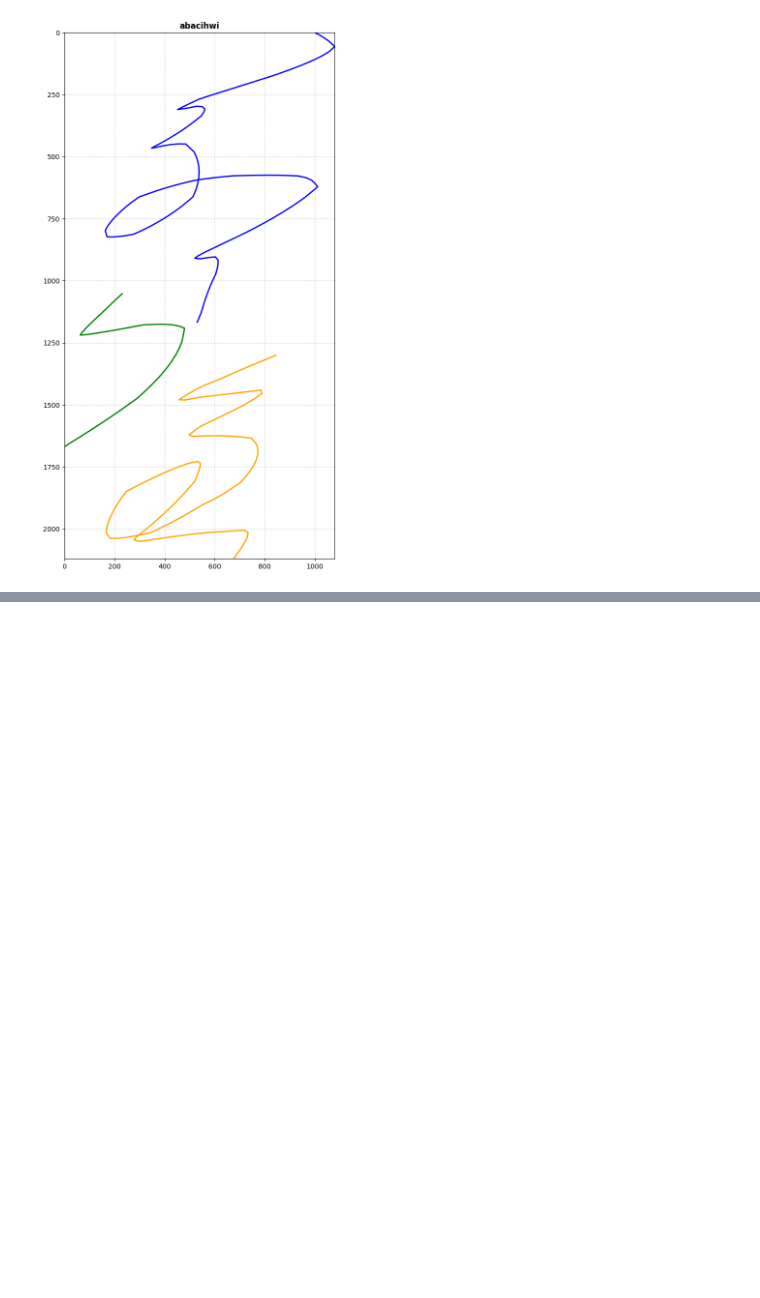
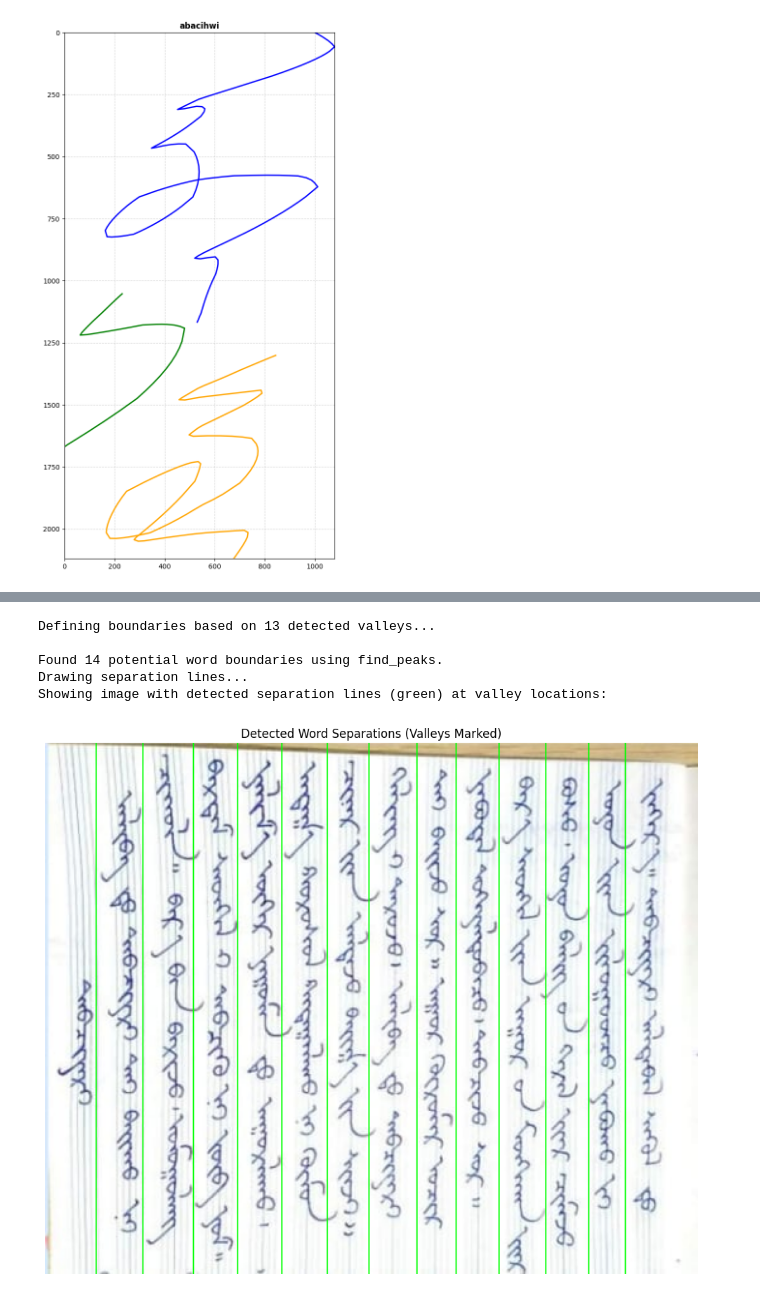
Before and after one commit to Munguudog/Mongol-tuulgatnii-hoyr-erhem-project-OCR-, a Jupyter notebook: munguu/preprocess.ipynb, the cells around one changed output, grey strips where cells are left out. Cells and saved outputs as stored; diff of their text form; code cells hidden in the pictures; blank space fills up the shorter version.

```diff
--- a/munguu/preprocess.ipynb
+++ b/munguu/preprocess.ipynb
@@ -389,0 +1042,66 @@ KeyboardInterrupt:
+# %%
+if img is not None and valleys is not None:
+    # --- Define Word Boundaries Based on Valley Locations ---
+    word_boundaries = []
+    start_x = 0
+    img_width = binary_img.shape[1]
+
+    print(f"Defining boundaries based on {len(valleys)} detected valleys...")
+
+    # Iterate through the detected valley locations (which are the gaps)
+    for i, valley_x in enumerate(valleys):
+        end_x = valley_x # The space starts around here
+
+        # Check if the segment before this valley is wide enough to be a word
+        if end_x - start_x >= MIN_WORD_WIDTH:
+            word_boundaries.append({'start': start_x, 'end': end_x})
+            # print(f"  Added word: ({start_x}, {end_x}), Width: {end_x - start_x}") # Debug print
+
+        # The next word starts after this valley
+        start_x = valley_x
+
+    # Handle the last word (from the last valley to the end of the image)
+    end_x = img_width
+    if end_x - start_x >= MIN_WORD_WIDTH:
+         word_boundaries.append({'start': start_x, 'end': end_x})
+         # print(f"  Added last word: ({start_x}, {end_x}), Width: {end_x - start_x}") # Debug print
+
+
+    # Final list of (start, end) tuples
+    final_boundaries = [(b['start'], b['end']) for b in word_boundaries]
+    print(f"\nFound {len(final_boundaries)} potential word boundaries using find_peaks.")
+    # print(f"Boundaries: {final_boundaries}") # Debug print
+
+    # --- Visualize Separation Lines ---
+    img_copy_for_drawing = img.copy() # Use the original color image BGR format
+    line_color_bgr = (0, 255, 0) # Green in BGR
+    line_thickness = 1
+
+    if not final_boundaries:
+         print("No word boundaries found to draw.")
+    else:
+        print("Drawing separation lines...")
+        # Draw lines AT the detected valley locations (the gaps)
+        # We can draw at the start/end derived, or directly at valleys
+        for valley_x in valleys:
+            cv2.line(img_copy_for_drawing, (valley_x, 0), (valley_x, img.shape[0]), line_color_bgr, line_thickness)
+
+        # Display the image with lines using Matplotlib
+        print("Showing image with detected separation lines (green) at valley locations:")
+        plt.figure(figsize=(12, 10))
+        plt.imshow(cv2.cvtColor(img_copy_for_drawing, cv2.COLOR_BGR2RGB))
+        plt.title('Detected Word Separations (Valleys Marked)')
+        plt.axis('off')
+        plt.show()
+
+elif img is not None:
+     print("Valleys were not detected. Cannot identify boundaries.")
+else:
+    print("Skipping boundary identification because image failed to load.")
+# %% [output]
+Defining boundaries based on 13 detected valleys...
+
+Found 14 potential word boundaries using find_peaks.
+Drawing separation lines...
+Showing image with detected separation lines (green) at valley locations:
+[figure, added]
```
Also changed, not shown: parts of 12 cells of this notebook, 7 other files.
